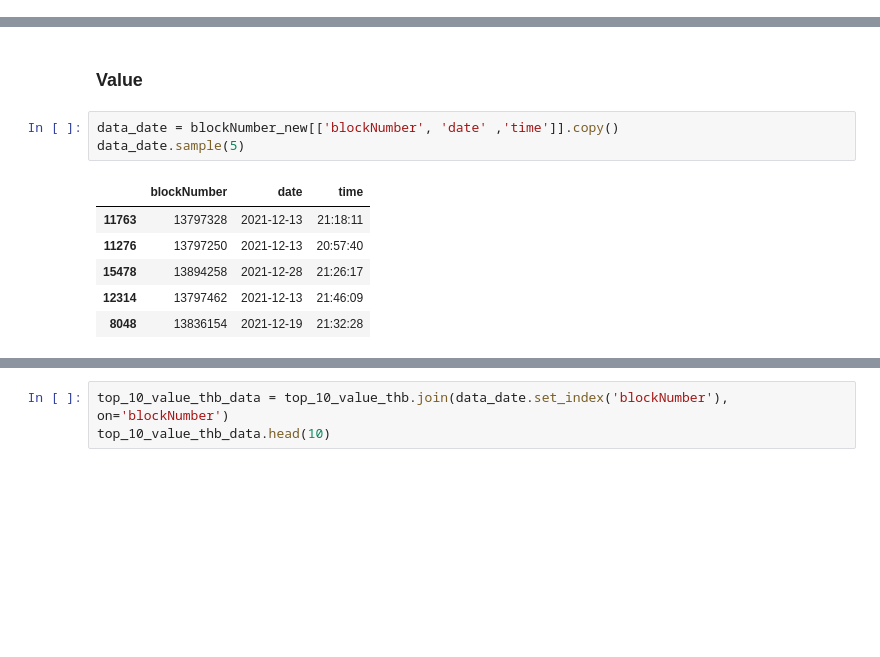
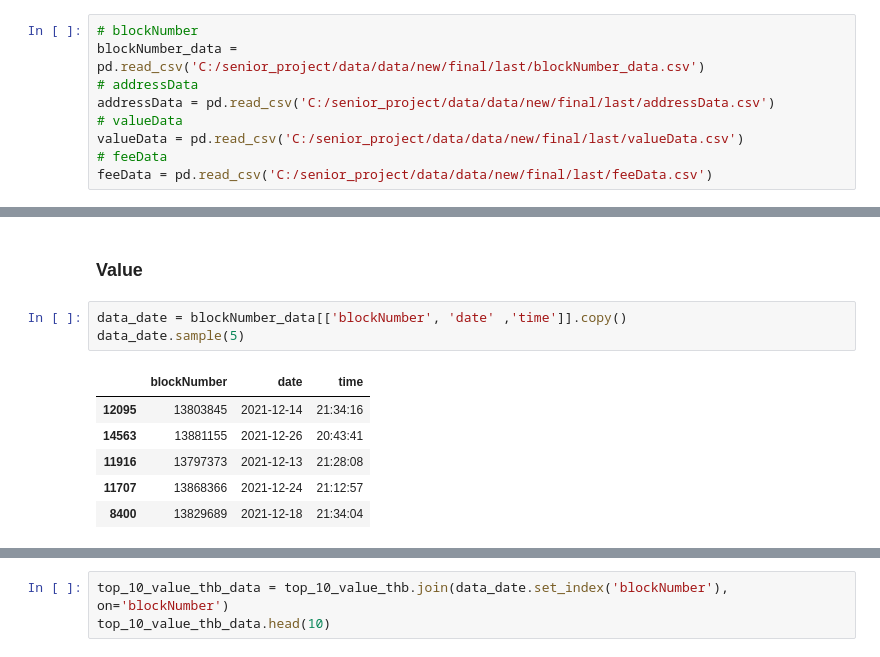
Before and after one commit to mello9999/etherBot, a Jupyter notebook: src/analytics/transform.ipynb, the cells around one changed output, grey strips where cells are left out. Drawn from its saved outputs; the diff is of its cells as text; blank space fills up the shorter version.

```diff
--- a/src/analytics/transform.ipynb
+++ b/src/analytics/transform.ipynb
@@ -884,3 +886,12 @@ df_1.sample(5)
+# %%
+# blockNumber
+blockNumber_data = pd.read_csv('C:/senior_project/data/data/new/final/last/blockNumber_data.csv')
+# addressData
+addressData = pd.read_csv('C:/senior_project/data/data/new/final/last/addressData.csv')
+# valueData
+valueData = pd.read_csv('C:/senior_project/data/data/new/final/last/valueData.csv')
+# feeData
+feeData = pd.read_csv('C:/senior_project/data/data/new/final/last/feeData.csv')
 # %% [markdown]
 ### address activity
 # %%
@@ -922,13 +933,13 @@ countAddressReceiver.head(10)
 # %% [markdown]
 ### Value
 # %%
-data_date = blockNumber_new[['blockNumber', 'date' ,'time']].copy()
+data_date = blockNumber_data[['blockNumber', 'date' ,'time']].copy()
 data_date.sample(5)
 # %% [output]
 |  | blockNumber | date | time |
-| 11763 | 13797328 | 2021-12-13 | 21:18:11 |
-| 11276 | 13797250 | 2021-12-13 | 20:57:40 |
-| 15478 | 13894258 | 2021-12-28 | 21:26:17 |
-| 12314 | 13797462 | 2021-12-13 | 21:46:09 |
-| 8048 | 13836154 | 2021-12-19 | 21:32:28 |
+| 12095 | 13803845 | 2021-12-14 | 21:34:16 |
+| 14563 | 13881155 | 2021-12-26 | 20:43:41 |
+| 11916 | 13797373 | 2021-12-13 | 21:28:08 |
+| 11707 | 13868366 | 2021-12-24 | 21:12:57 |
+| 8400 | 13829689 | 2021-12-18 | 21:34:04 |
 # %%
```
Also changed, not shown: parts of 9 cells of this notebook.
